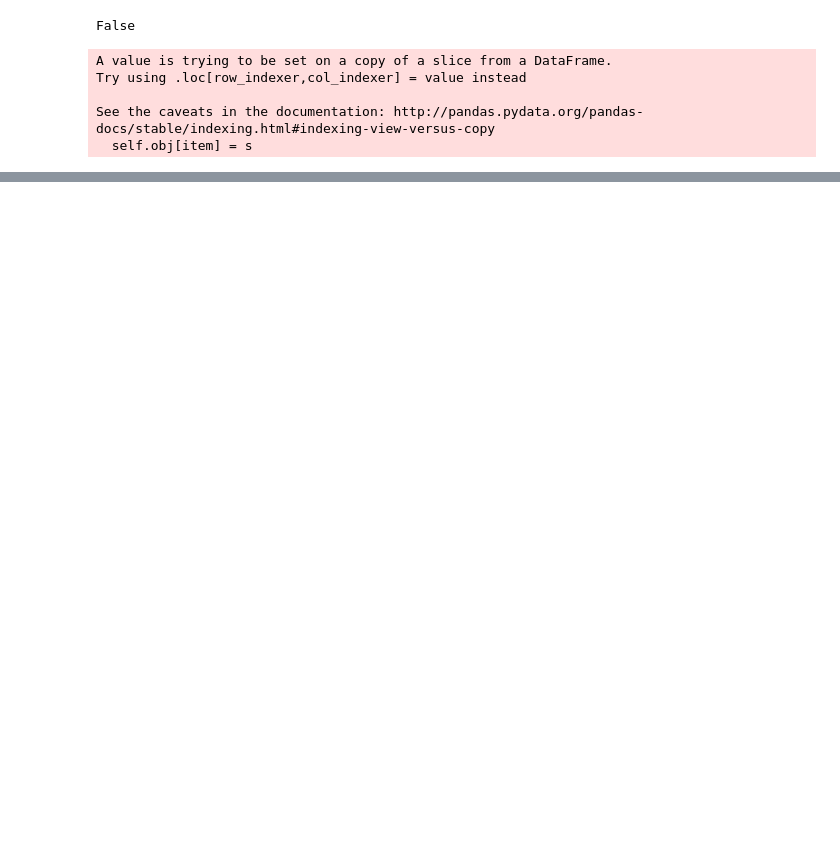
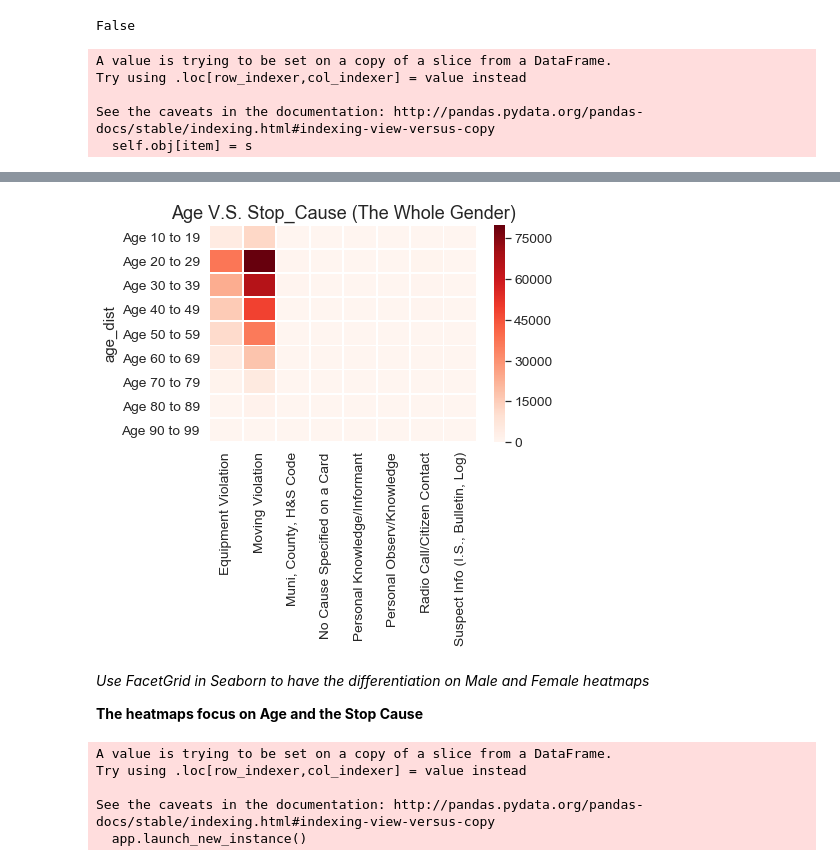
Before and after one commit to MacYeh/Doing-Social-Good-Help-San-Diego-Community, a Jupyter notebook: police_pull_over/SD_Police_Vehicle_Stop_Investigation.ipynb, the cells around one changed output, grey strips where cells are left out. Saved outputs shown, nothing was run; the diff lists cells and outputs as text; code cells hidden in the pictures; blank space fills up the shorter version.

```diff
--- a/police_pull_over/SD_Police_Vehicle_Stop_Investigation.ipynb
+++ b/police_pull_over/SD_Police_Vehicle_Stop_Investigation.ipynb
@@ -223,0 +292,38 @@ df_age = sd_stop_age[(sd_stop_age['subject_age'] > 15) &
+# %%
+data = df_age_major_8
+sns.set(font_scale=1.25)
+ht = pd.pivot_table(data,
+                    index='age_dist',
+                    values=data['stop_cause'].value_counts().index,
+                    aggfunc=np.sum)
+g0 = sns.heatmap(ht,vmin=0, vmax=80000, cmap='Reds', annot=False, linewidths=0.8)
+g0 = g0.set_title('Age V.S. Stop_Cause (The Whole Gender)', fontsize=18)
+# %% [output]
+[figure, added]
+# %% [markdown]
+*Use FacetGrid in Seaborn to have the differentiation on Male and Female heatmaps*
+
+**The heatmaps focus on Age and the Stop Cause**
+# %%
+df_age_counts = df_age_major_8[['stop_cause', 'subject_sex', 'subject_race',
+                                'subject_age', 'age_dist', 'Race_Description']]
+
+age_pivot = pd.pivot_table(df_age_major_8,
+                           index='age_dist',
+                           columns='subject_sex',
+                           values=df_age_major_8['stop_cause'].value_counts().index,
+                           aggfunc=np.sum)
+
+def stop_cause_age_counts(row):
+    try:
+        return age_pivot.loc[row.age_dist, row.stop_cause][row.subject_sex]
+    except TypeError:
+        return None
+
+df_age_counts['age_stop_cause_count'] = df_age_counts.apply(stop_cause_age_counts, axis=1)
+# %% [output]
+A value is trying to be set on a copy of a slice from a DataFrame.
+Try using .loc[row_indexer,col_indexer] = value instead
+
+See the caveats in the documentation: http://pandas.pydata.org/pandas-docs/stable/indexing.html#indexing-view-versus-copy
+  app.launch_new_instance()
```
Also changed, not shown: parts of 25 cells of this notebook.
